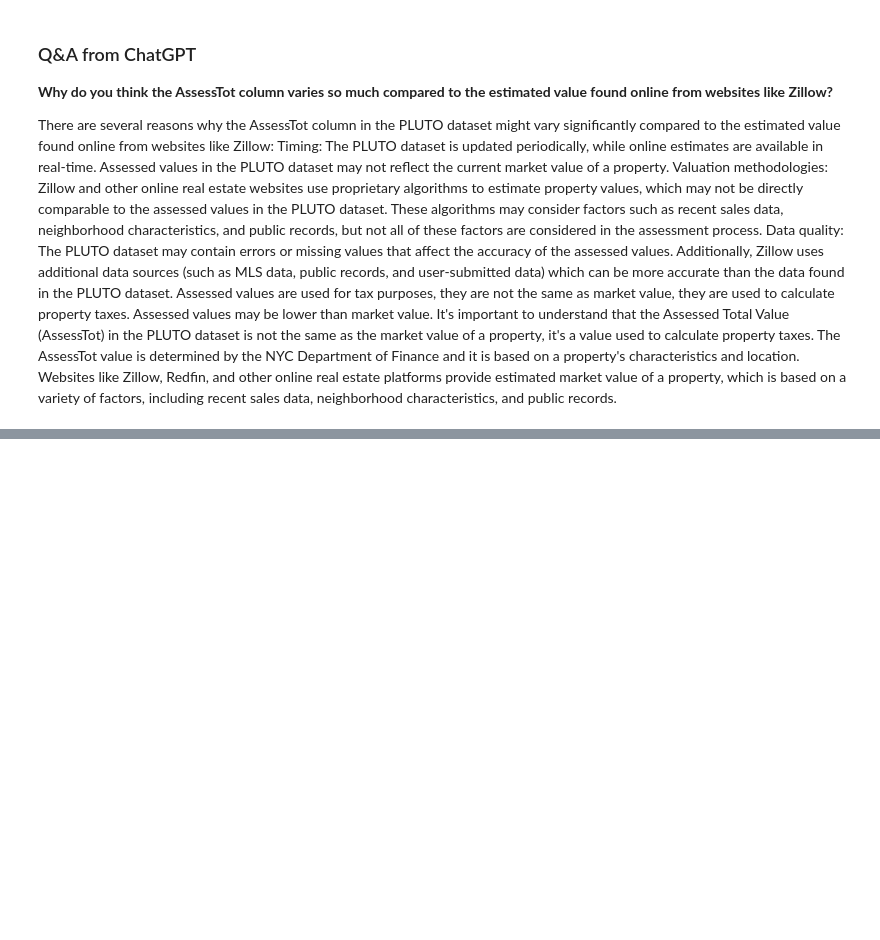
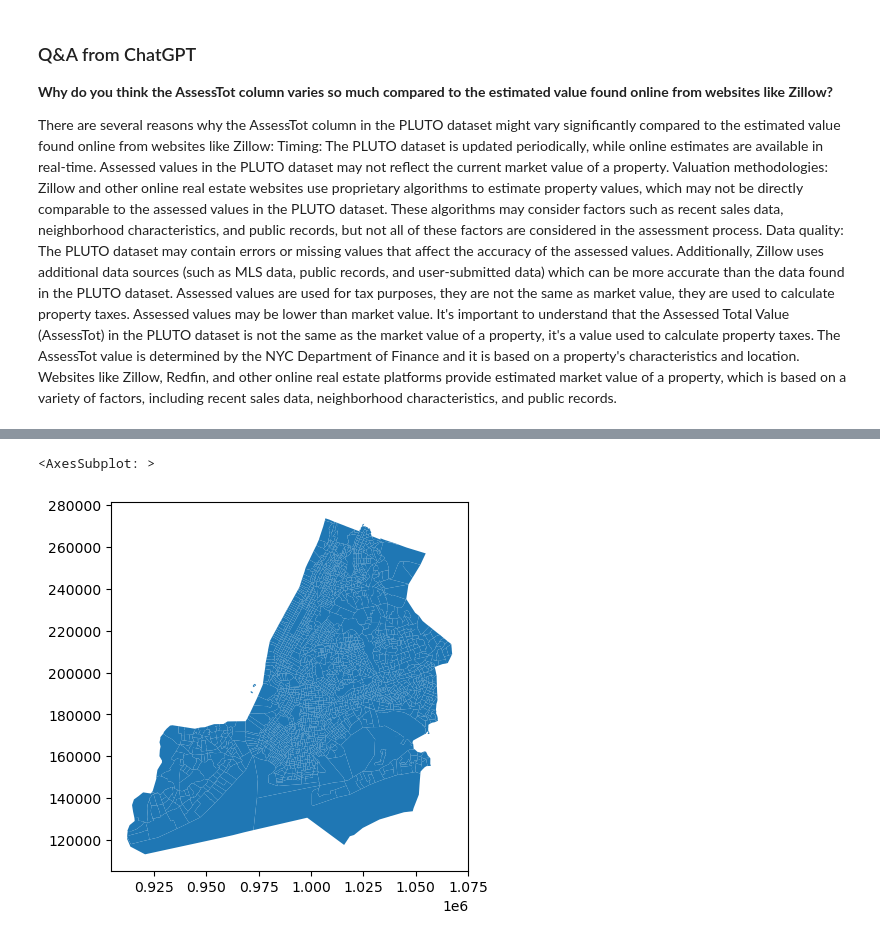
Before and after one commit to block-party-studio/block_party, a Jupyter notebook: notebooks/case_studies/dataXdesign/price_per_sqft.ipynb, the cells around one changed output, grey strips where cells are left out. Cells and saved outputs as stored; diff of their text form; code cells hidden in the pictures; blank space fills up the shorter version.

```diff
--- a/notebooks/case_studies/dataXdesign/price_per_sqft.ipynb
+++ b/notebooks/case_studies/dataXdesign/price_per_sqft.ipynb
@@ -1043,0 +1109,7 @@ It's important to understand that the Assessed Total Value (AssessTot) in the PL
+# %%
+ct_shp = gpd.read_file(f'../../../data/odw/open_data/nyct2020wi_22c/nyct2020wi.shp')
+# %%
+ct_shp.plot()
+# %% [output]
+<AxesSubplot: >
+[figure, added]
```
Also changed, not shown: parts of 32 cells of this notebook.
